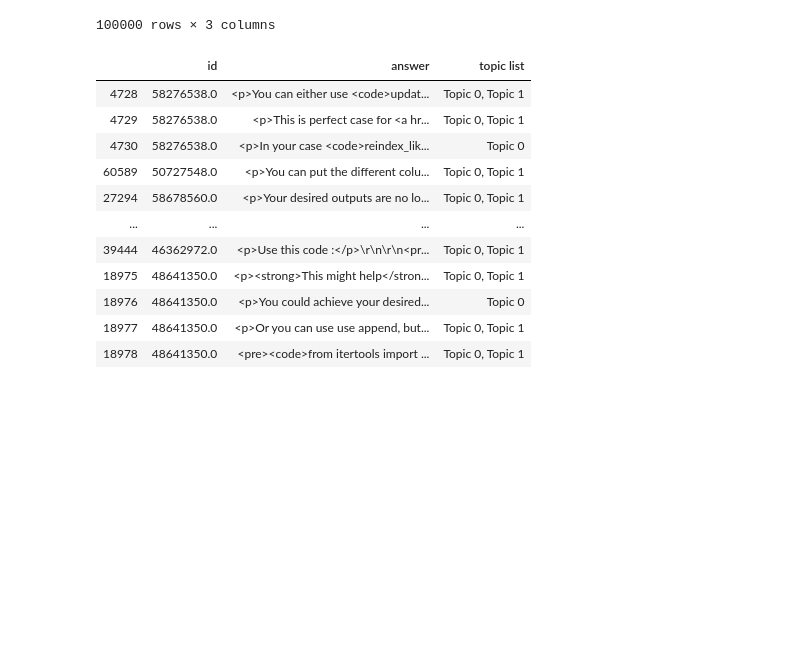
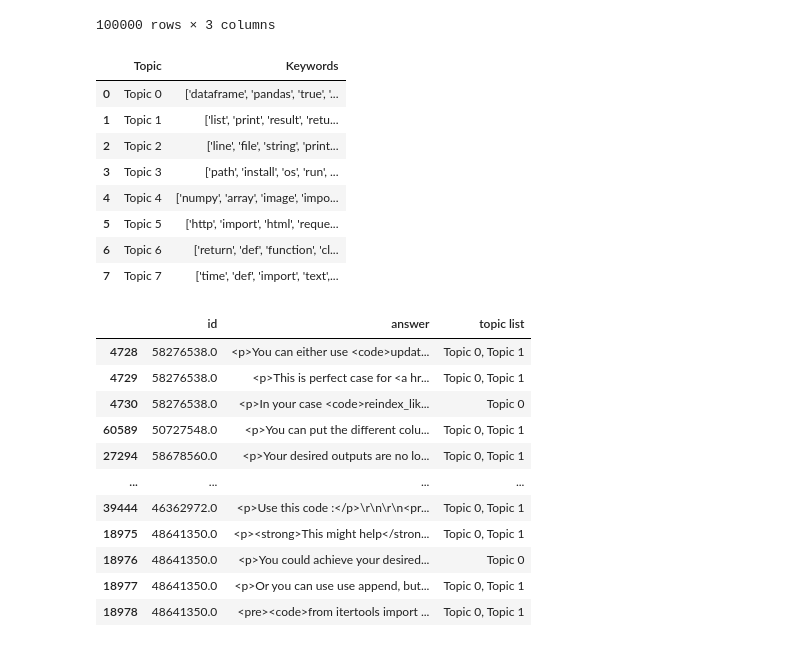
Before and after one commit to cs18b028/Shortify, a Jupyter notebook: relevant_answer_categories.ipynb, the cells around one changed output. Drawn from its saved outputs; the diff is of its cells as text; code cells hidden in the pictures; blank space fills up the shorter version.

```diff
--- a/relevant_answer_categories.ipynb
+++ b/relevant_answer_categories.ipynb
@@ -40,6 +40,19 @@ rel_ans = pd.DataFrame()
 # %%
 for i in enumerate(rel_que['id']):
     rel_ans = pd.concat([ans[ans['id'] == i[1]], rel_ans])
+# %%
+kdf = pd.read_csv('data/keywords.csv')
+kdf
+# %% [output]
+|  | Topic | Keywords |
+| 0 | Topic 0 | ['dataframe', 'pandas', 'true', '... |
+| 1 | Topic 1 | ['list', 'print', 'result', 'retu... |
+| 2 | Topic 2 | ['line', 'file', 'string', 'print... |
+| 3 | Topic 3 | ['path', 'install', 'os', 'run', ... |
+| 4 | Topic 4 | ['numpy', 'array', 'image', 'impo... |
+| 5 | Topic 5 | ['http', 'import', 'html', 'reque... |
+| 6 | Topic 6 | ['return', 'def', 'function', 'cl... |
+| 7 | Topic 7 | ['time', 'def', 'import', 'text',... |
 # %%
 rel_ans
 # %% [output]
```
Also changed, not shown: 16 other files.
